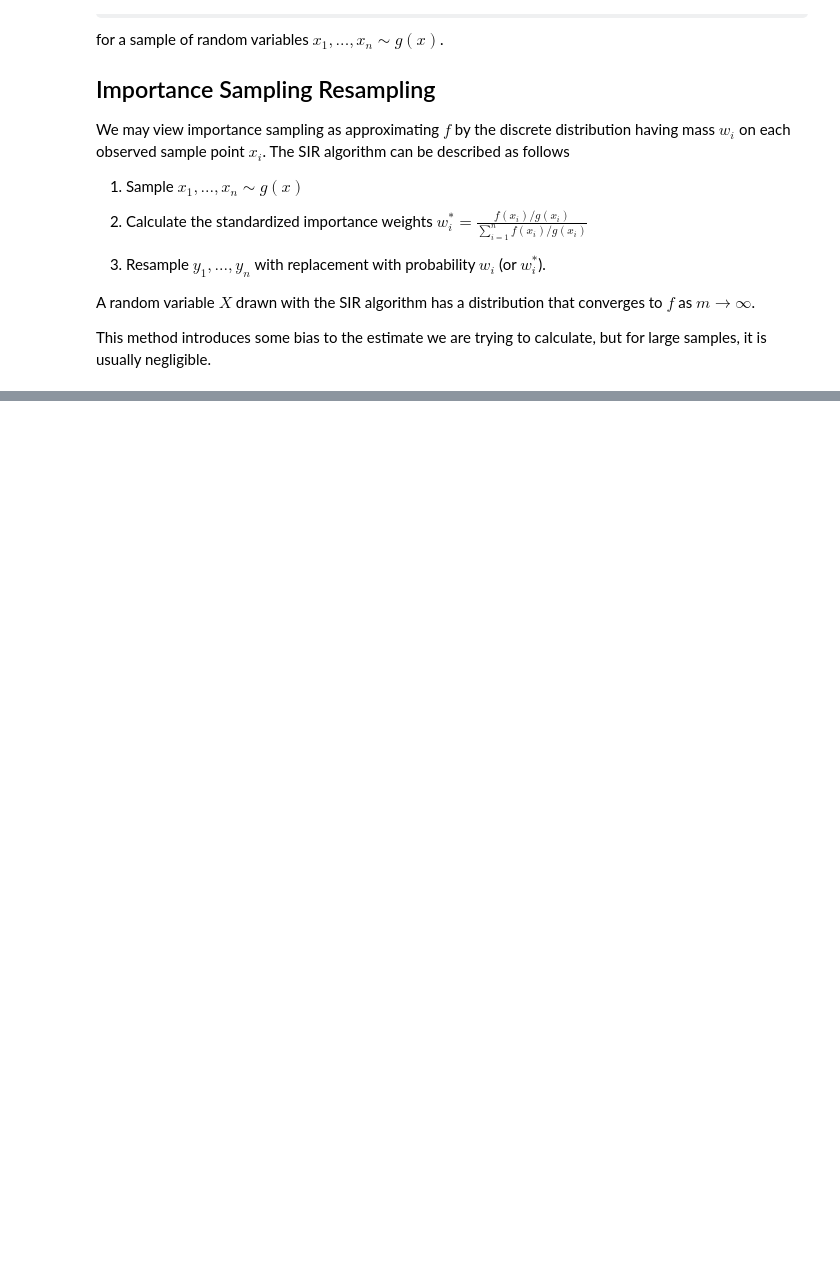
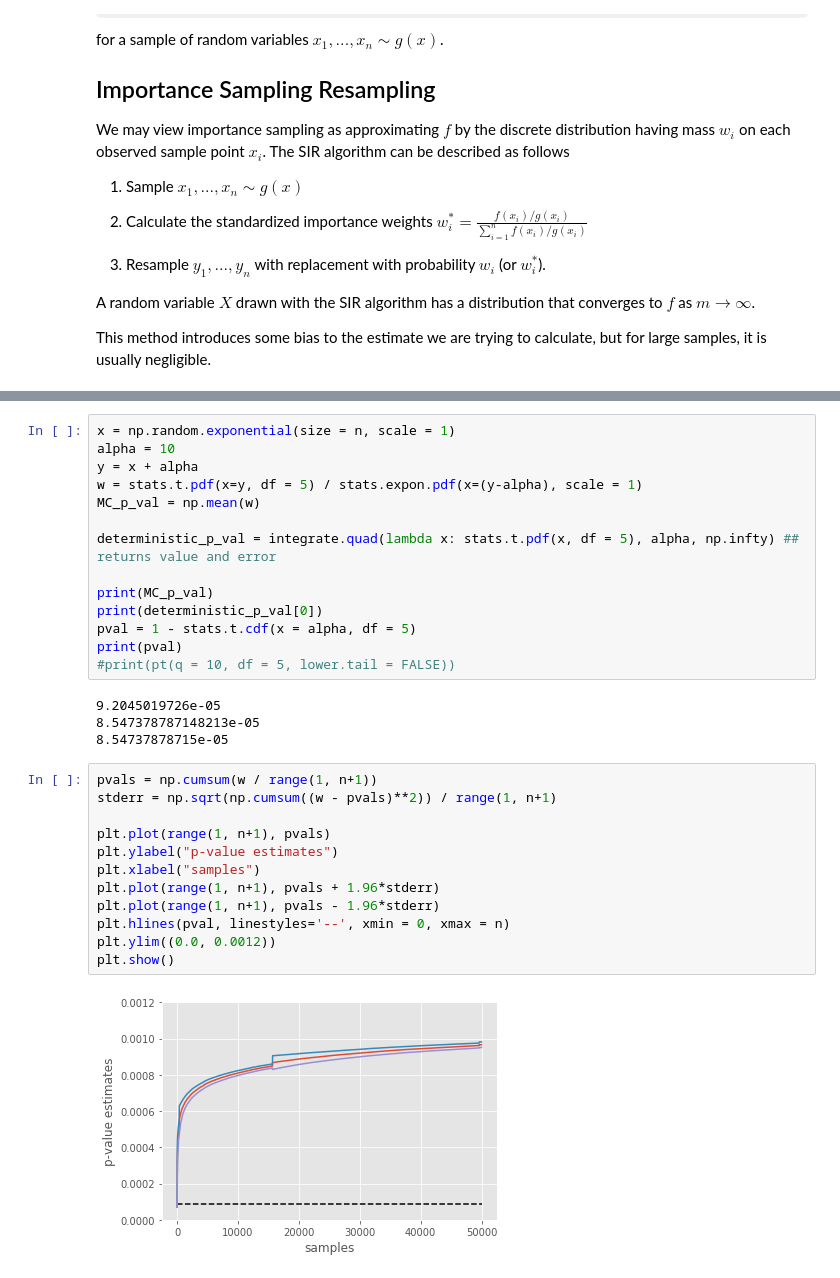
Before and after one commit to Johnnyboycurtis/MCMC, a Jupyter notebook: Module 3/3 Monte Carlo Integration.ipynb, the cells around one changed output, grey strips where cells are left out. Drawn from its saved outputs; the diff is of its cells as text; some formulas as TeX source; blank space fills up the shorter version.

```diff
--- a/Module 3/3 Monte Carlo Integration.ipynb
+++ b/Module 3/3 Monte Carlo Integration.ipynb
@@ -732,0 +707,32 @@ This method introduces some bias to the estimate we are trying to calculate, but
+# %%
+x = np.random.exponential(size = n, scale = 1)
+alpha = 10
+y = x + alpha
+w = stats.t.pdf(x=y, df = 5) / stats.expon.pdf(x=(y-alpha), scale = 1)
+MC_p_val = np.mean(w)
+
+deterministic_p_val = integrate.quad(lambda x: stats.t.pdf(x, df = 5), alpha, np.infty) ## returns value and error
+
+print(MC_p_val)
+print(deterministic_p_val[0])
+pval = 1 - stats.t.cdf(x = alpha, df = 5)
+print(pval)
+#print(pt(q = 10, df = 5, lower.tail = FALSE))
+# %% [output]
+9.2045019726e-05
+8.547378787148213e-05
+8.54737878715e-05
+# %%
+pvals = np.cumsum(w / range(1, n+1))
+stderr = np.sqrt(np.cumsum((w - pvals)**2)) / range(1, n+1)
+
+plt.plot(range(1, n+1), pvals)
+plt.ylabel("p-value estimates")
+plt.xlabel("samples")
+plt.plot(range(1, n+1), pvals + 1.96*stderr)
+plt.plot(range(1, n+1), pvals - 1.96*stderr)
+plt.hlines(pval, linestyles='--', xmin = 0, xmax = n)
+plt.ylim((0.0, 0.0012))
+plt.show()
+# %% [output]
+[figure, added]
```
Also changed, not shown: parts of 23 cells of this notebook.
